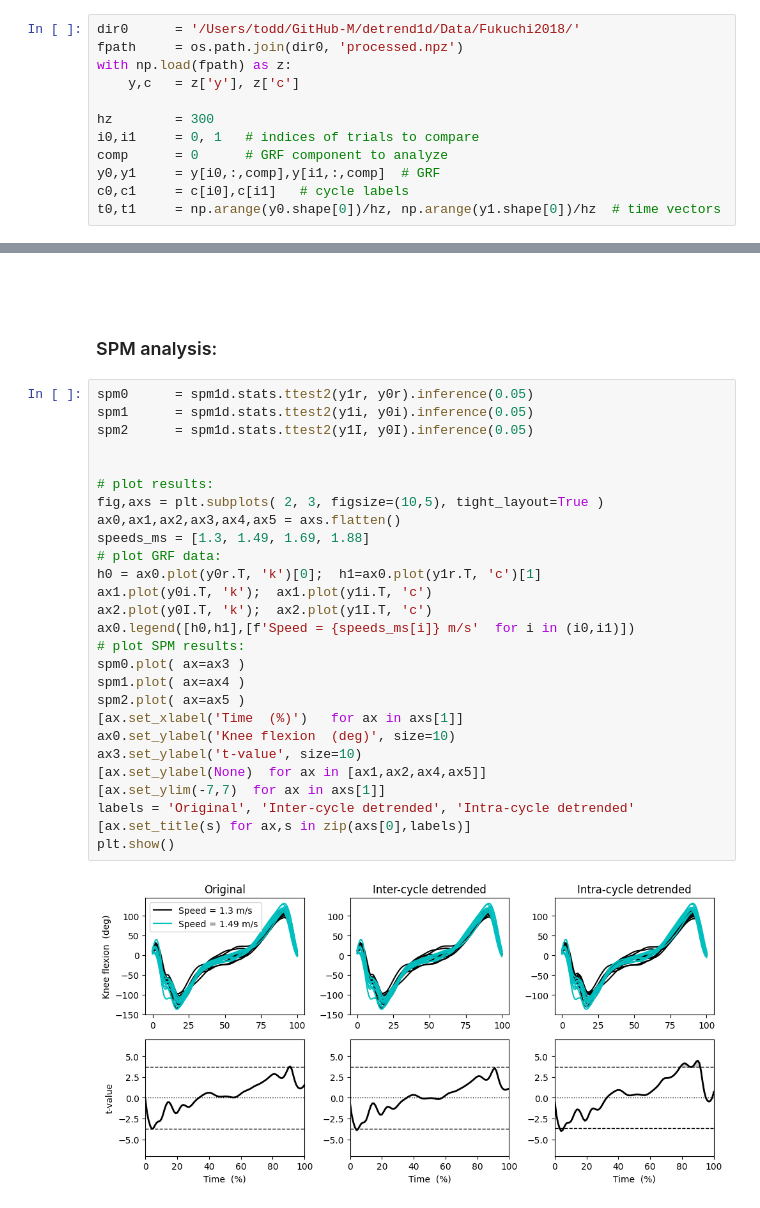
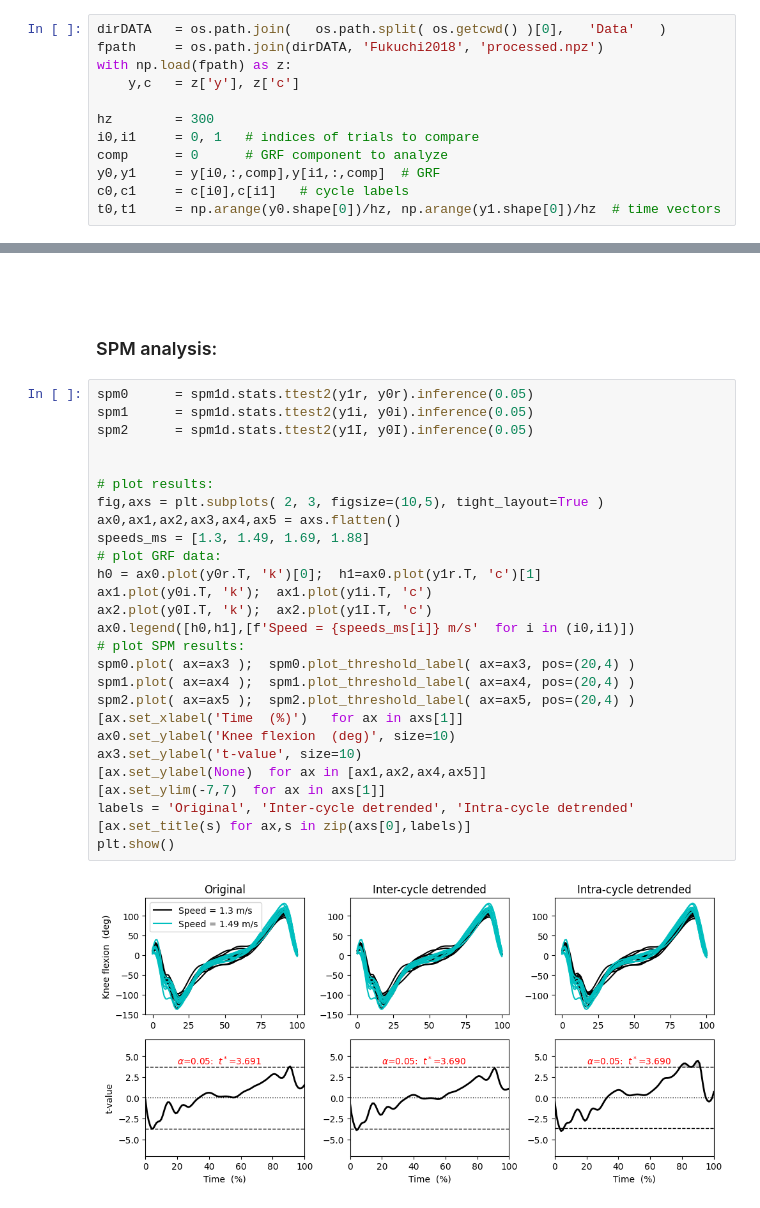
Before and after one commit to 0todd0000/detrend1d, a Jupyter notebook: Notebooks/4-fukuchi-analysis.ipynb, the cells around one changed output, grey strips where cells are left out. Drawn from its saved outputs; the diff is of its cells as text.

```diff
--- a/Notebooks/4-fukuchi-analysis.ipynb
+++ b/Notebooks/4-fukuchi-analysis.ipynb
@@ -18,8 +18,8 @@ import detrend1d as dtr
 
 ### Load data:
 # %%
-dir0      = '/Users/todd/GitHub-M/detrend1d/Data/Fukuchi2018/'
-fpath     = os.path.join(dir0, 'processed.npz')
+dirDATA   = os.path.join(   os.path.split( os.getcwd() )[0],   'Data'   )
+fpath     = os.path.join(dirDATA, 'Fukuchi2018', 'processed.npz')
 with np.load(fpath) as z:
 	y,c   = z['y'], z['c']
 
@@ -64,29 +64,29 @@ y0I,y1I   = y0I[:n],y1I[:n]
 # %%
 spm0      = spm1d.stats.ttest2(y1r, y0r).inference(0.05)
 spm1      = spm1d.stats.ttest2(y1i, y0i).inference(0.05)
 spm2      = spm1d.stats.ttest2(y1I, y0I).inference(0.05)
 
 
 # plot results:
 fig,axs = plt.subplots( 2, 3, figsize=(10,5), tight_layout=True )
 ax0,ax1,ax2,ax3,ax4,ax5 = axs.flatten()
 speeds_ms = [1.3, 1.49, 1.69, 1.88]
 # plot GRF data:
 h0 = ax0.plot(y0r.T, 'k')[0];  h1=ax0.plot(y1r.T, 'c')[1]
 ax1.plot(y0i.T, 'k');  ax1.plot(y1i.T, 'c')
 ax2.plot(y0I.T, 'k');  ax2.plot(y1I.T, 'c')
 ax0.legend([h0,h1],[f'Speed = {speeds_ms[i]} m/s'  for i in (i0,i1)])
 # plot SPM results:
-spm0.plot( ax=ax3 )
-spm1.plot( ax=ax4 )
-spm2.plot( ax=ax5 )
+spm0.plot( ax=ax3 );  spm0.plot_threshold_label( ax=ax3, pos=(20,4) )
+spm1.plot( ax=ax4 );  spm1.plot_threshold_label( ax=ax4, pos=(20,4) )
+spm2.plot( ax=ax5 );  spm2.plot_threshold_label( ax=ax5, pos=(20,4) )
 [ax.set_xlabel('Time  (%)')   for ax in axs[1]]
 ax0.set_ylabel('Knee flexion  (deg)', size=10)
 ax3.set_ylabel('t-value', size=10)
 [ax.set_ylabel(None)  for ax in [ax1,ax2,ax4,ax5]]
 [ax.set_ylim(-7,7)  for ax in axs[1]]
 labels = 'Original', 'Inter-cycle detrended', 'Intra-cycle detrended'
 [ax.set_title(s) for ax,s in zip(axs[0],labels)]
 plt.show()
 # %% [output]
-[figure, old version]
+[figure, new version]
```
Also changed, not shown: 4 other files.
